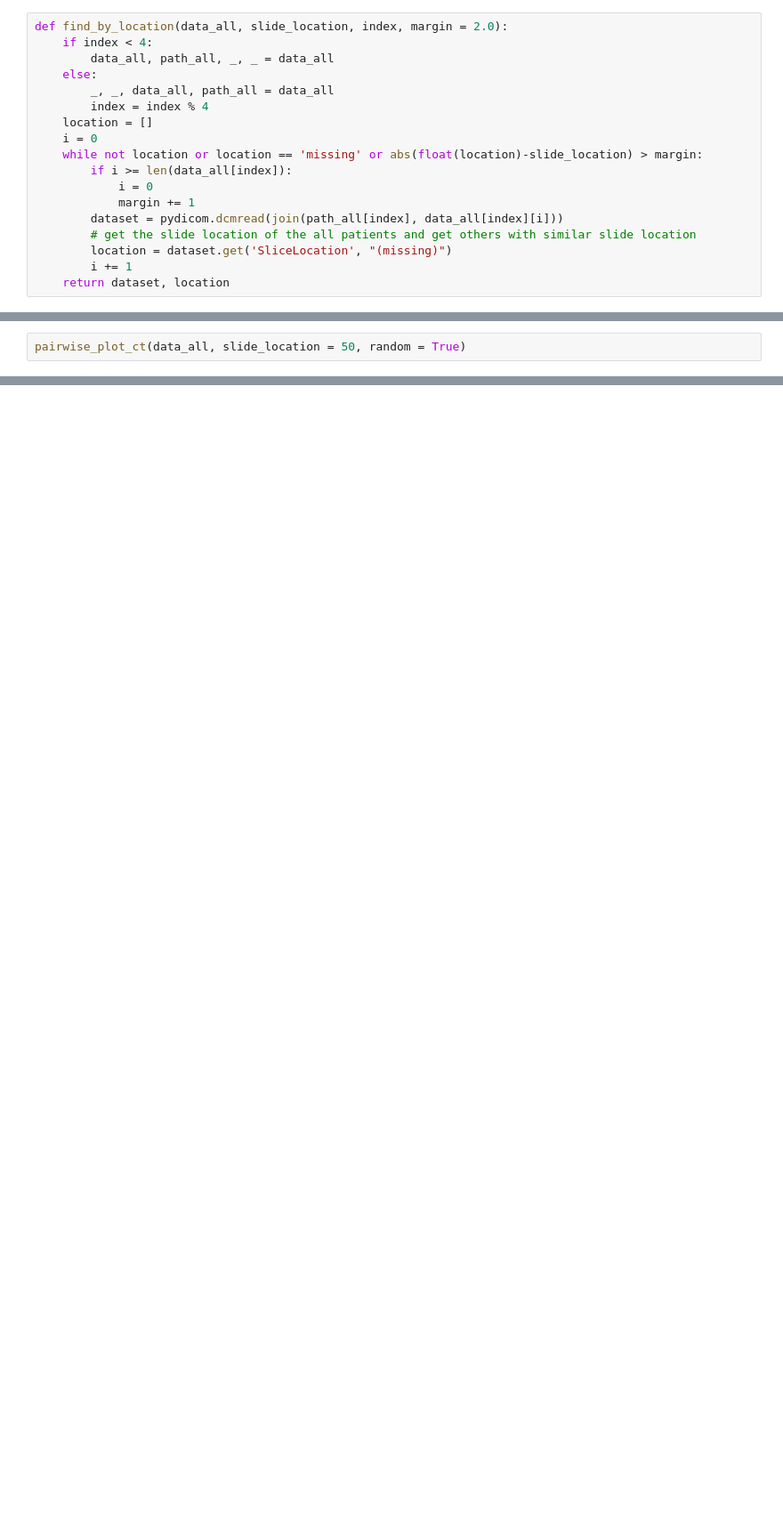
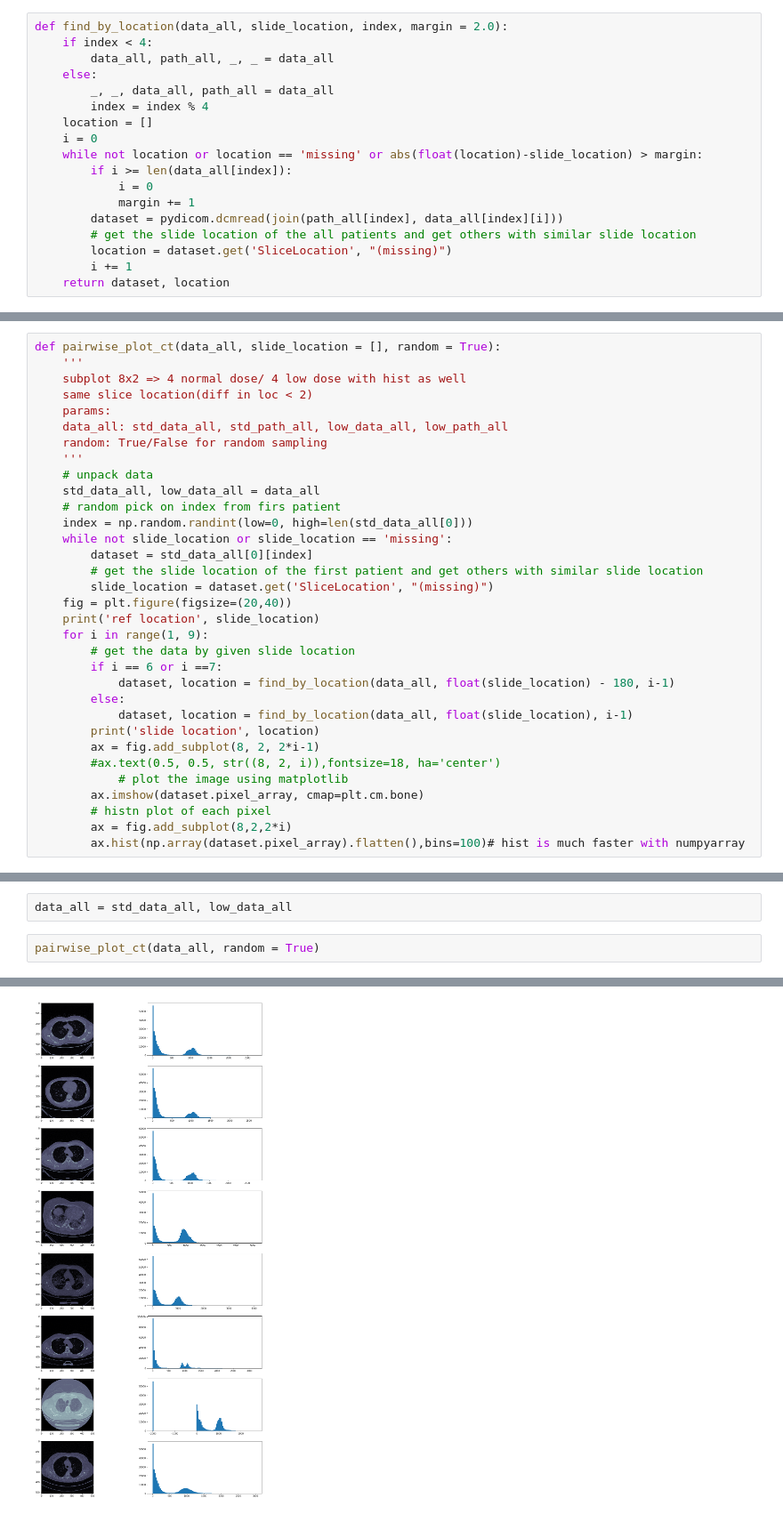
Before and after one commit to llshao/ML, a Jupyter notebook: CT_comparisons.ipynb, the cells around one changed output, grey strips where cells are left out. Shown at 89% size. Drawn from its saved outputs; the diff is of its cells as text; blank space fills up the shorter version.

```diff
--- a/CT_comparisons.ipynb
+++ b/CT_comparisons.ipynb
@@ -100,0 +198,33 @@ IPython.OutputArea.prototype._should_scroll = function(lines) {
+# %%
+def pairwise_plot_ct(data_all, slide_location = [], random = True):
+    '''
+    subplot 8x2 => 4 normal dose/ 4 low dose with hist as well
+    same slice location(diff in loc < 2)
+    params:
+    data_all: std_data_all, std_path_all, low_data_all, low_path_all
+    random: True/False for random sampling
+    '''
+    # unpack data
+    std_data_all, low_data_all = data_all
+    # random pick on index from firs patient
+    index = np.random.randint(low=0, high=len(std_data_all[0]))
+    while not slide_location or slide_location == 'missing':
+        dataset = std_data_all[0][index]
+        # get the slide location of the first patient and get others with similar slide location
+        slide_location = dataset.get('SliceLocation', "(missing)")
+    fig = plt.figure(figsize=(20,40))
+    print('ref location', slide_location)
+    for i in range(1, 9):
+        # get the data by given slide location
+        if i == 6 or i ==7:
+            dataset, location = find_by_location(data_all, float(slide_location) - 180, i-1)
+        else:
+            dataset, location = find_by_location(data_all, float(slide_location), i-1)
+        print('slide location', location)
+        ax = fig.add_subplot(8, 2, 2*i-1)
+        #ax.text(0.5, 0.5, str((8, 2, i)),fontsize=18, ha='center')
+            # plot the image using matplotlib
+        ax.imshow(dataset.pixel_array, cmap=plt.cm.bone)
+        # histn plot of each pixel
+        ax = fig.add_subplot(8,2,2*i)
+        ax.hist(np.array(dataset.pixel_array).flatten(),bins=100)# hist is much faster with numpyarray
@@ -101,3 +247,5 @@ IPython.OutputArea.prototype._should_scroll = function(lines) {
+# %%
+data_all = std_data_all, low_data_all
 # %%
-pairwise_plot_ct(data_all, slide_location = 50, random = True)
+pairwise_plot_ct(data_all, random = True)
 # %% [output]
@@ -112,0 +261 @@ slide location -130.500
+[figure, added]
```
Also changed, not shown: parts of 14 cells of this notebook, 1 other file.
